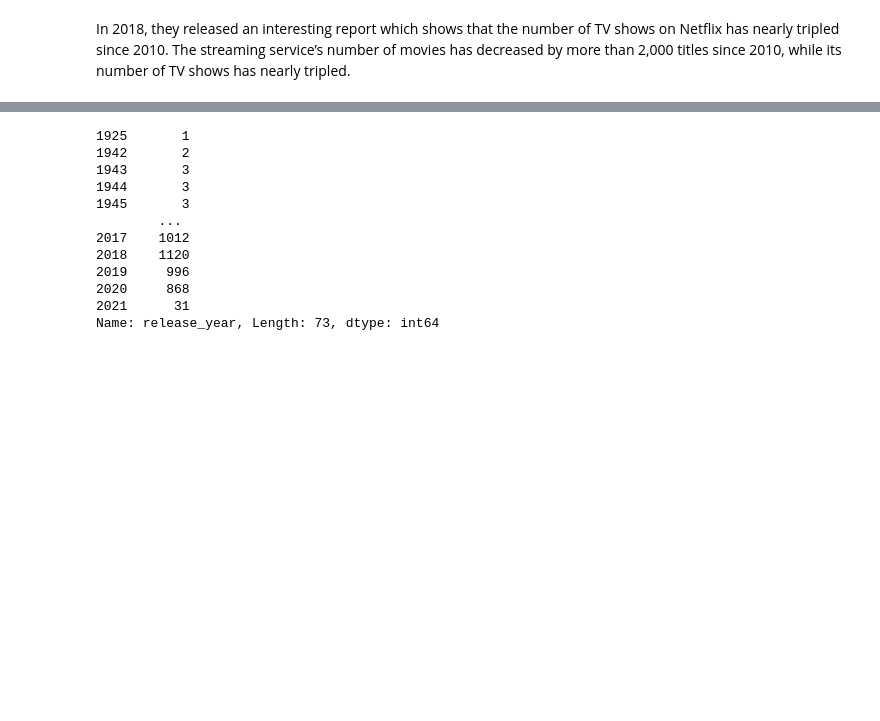
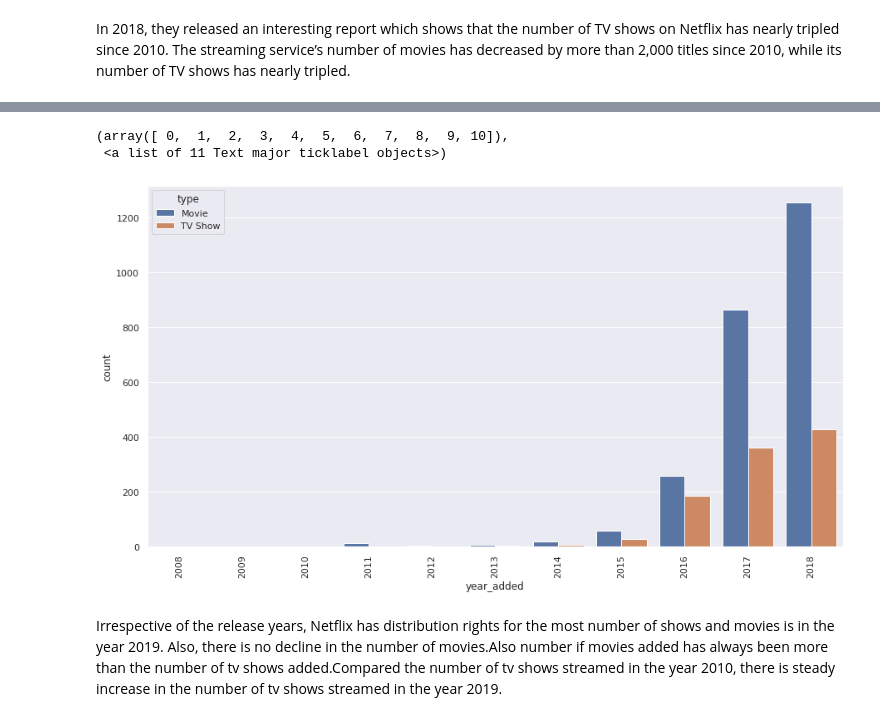
Before and after one commit to shashankbhatia15/NETFLIX-MOVIES-AND-TV-SHOWS-CLUSTERING, a Jupyter notebook: NETFLIX_MOVIES_AND_TV_SHOWS_CLUSTERING.ipynb, the cells around one changed output, grey strips where cells are left out. Cells and saved outputs as stored; diff of their text form; code cells hidden in the pictures; blank space fills up the shorter version.

```diff
--- a/NETFLIX_MOVIES_AND_TV_SHOWS_CLUSTERING.ipynb
+++ b/NETFLIX_MOVIES_AND_TV_SHOWS_CLUSTERING.ipynb
@@ -458,15 +446,15 @@ Int64Index([1925, 1942, 1943, 1944, 1945, 1946, 1947, 1954, 1955, 1956, 1958,
-# %%
-year_data
-# %% [output]
-1925       1
-1942       2
-1943       3
-1944       3
-1945       3
-        ...
-2017    1012
-2018    1120
-2019     996
-2020     868
-2021      31
-Name: release_year, Length: 73, dtype: int64
+# %%
+#Checking the trends from the year 2010
+df_2010 = df[df['year_added']>=2010]
+df_2k10_18 = df[df['year_added']<=2018]
+# %%
+#overall year_added analysis
+plt.figure(figsize=(15,8))
+sns.countplot(df_2k10_18["year_added"],hue=df_2k10_18["type"])
+plt.xticks(rotation = 90)
+# %% [output]
+(array([ 0,  1,  2,  3,  4,  5,  6,  7,  8,  9, 10]),
+ <a list of 11 Text major ticklabel objects>)
+[figure, added]
+# %% [markdown]
+Irrespective of the release years, Netflix has distribution rights for the most number of shows and movies is in the year 2019. Also, there is no decline in the number of movies.Also number if movies added has always been more than the number of tv shows added.Compared the number of tv shows streamed in the year 2010, there is steady increase in the number of tv shows streamed in the year 2019.
```
Also changed, not shown: parts of 5 cells of this notebook.
